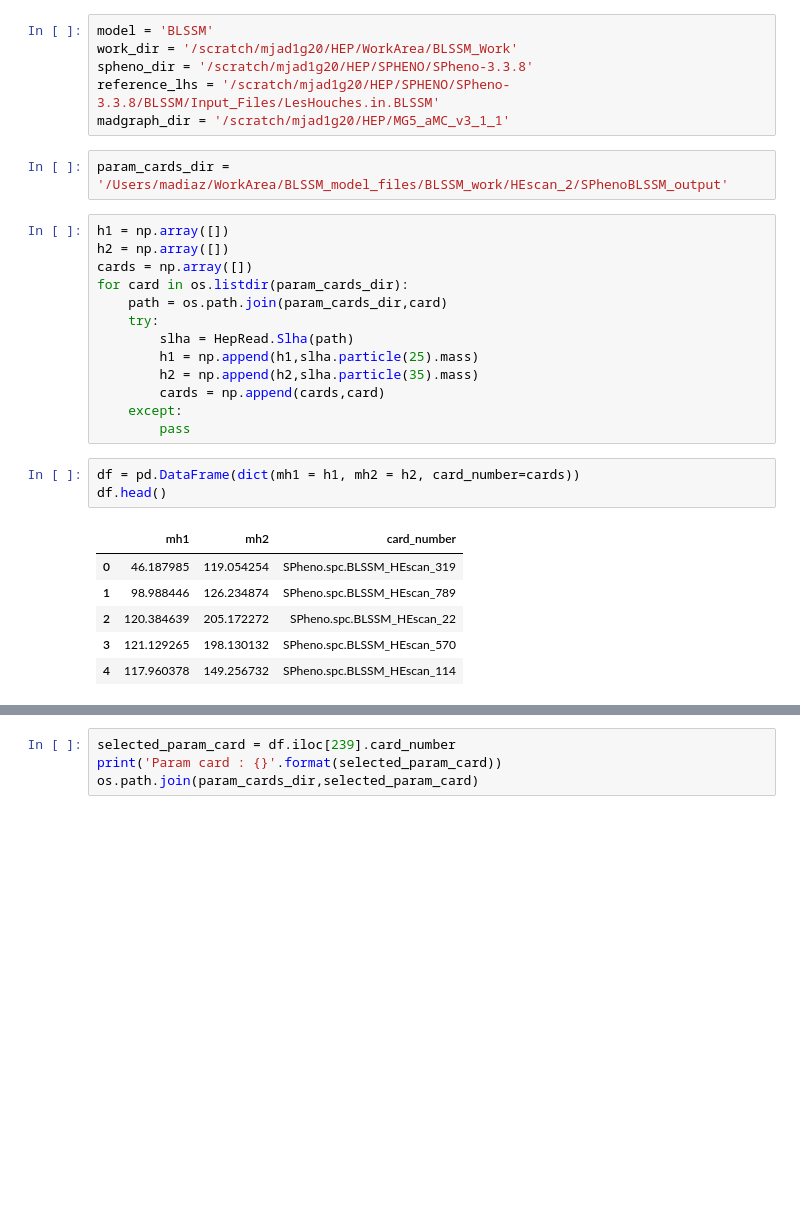
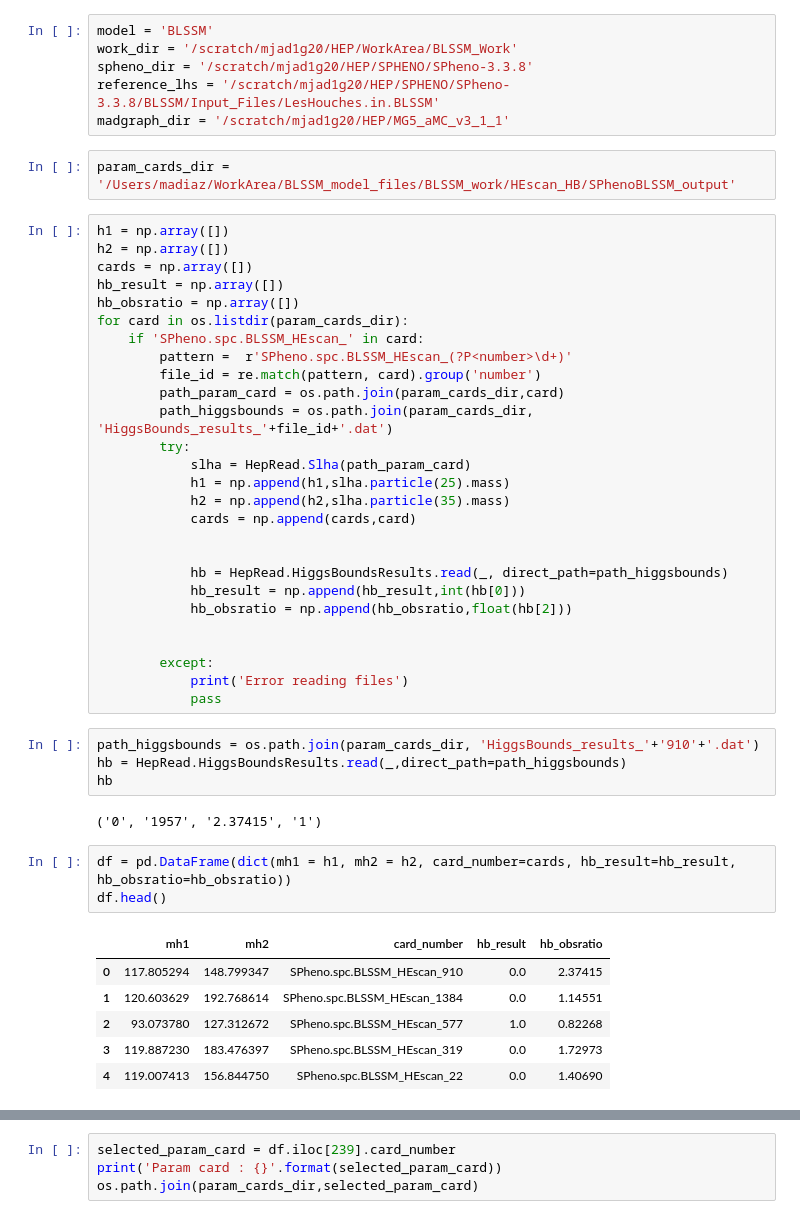
Before and after one commit to mjadiaz/BL-SSM, a Jupyter notebook: HepAid/Analysis_HB.ipynb, the cells around one changed output, grey strips where cells are left out. Drawn from its saved outputs; the diff is of its cells as text; blank space fills up the shorter version.

```diff
--- a/HepAid/Analysis_HB.ipynb
+++ b/HepAid/Analysis_HB.ipynb
@@ -15,27 +18,47 @@ spheno_dir = '/scratch/mjad1g20/HEP/SPHENO/SPheno-3.3.8'
 reference_lhs = '/scratch/mjad1g20/HEP/SPHENO/SPheno-3.3.8/BLSSM/Input_Files/LesHouches.in.BLSSM'
 madgraph_dir = '/scratch/mjad1g20/HEP/MG5_aMC_v3_1_1'
 # %%
-param_cards_dir = '/Users/madiaz/WorkArea/BLSSM_model_files/BLSSM_work/HEscan_2/SPhenoBLSSM_output'
+param_cards_dir = '/Users/madiaz/WorkArea/BLSSM_model_files/BLSSM_work/HEscan_HB/SPhenoBLSSM_output'
 # %%
 h1 = np.array([])
 h2 = np.array([])
 cards = np.array([])
+hb_result = np.array([])
+hb_obsratio = np.array([])
 for card in os.listdir(param_cards_dir):
-    path = os.path.join(param_cards_dir,card)
-    try:
-        slha = HepRead.Slha(path)
-        h1 = np.append(h1,slha.particle(25).mass)
-        h2 = np.append(h2,slha.particle(35).mass)
-        cards = np.append(cards,card)
-    except:
-        pass
+    if 'SPheno.spc.BLSSM_HEscan_' in card:
+        pattern =  r'SPheno.spc.BLSSM_HEscan_(?P<number>\d+)'
+        file_id = re.match(pattern, card).group('number')
+        path_param_card = os.path.join(param_cards_dir,card)
+        path_higgsbounds = os.path.join(param_cards_dir, 'HiggsBounds_results_'+file_id+'.dat')
+        try:
+            slha = HepRead.Slha(path_param_card)
+            h1 = np.append(h1,slha.particle(25).mass)
+            h2 = np.append(h2,slha.particle(35).mass)
+            cards = np.append(cards,card)
+
+
+            hb = HepRead.HiggsBoundsResults.read(_, direct_path=path_higgsbounds)
+            hb_result = np.append(hb_result,int(hb[0]))
+            hb_obsratio = np.append(hb_obsratio,float(hb[2]))
+
+
+        except:
+            print('Error reading files')
+            pass
+# %%
+path_higgsbounds = os.path.join(param_cards_dir, 'HiggsBounds_results_'+'910'+'.dat')
+hb = HepRead.HiggsBoundsResults.read(_,direct_path=path_higgsbounds)
+hb
+# %% [output]
+('0', '1957', '2.37415', '1')
 # %%
-df = pd.DataFrame(dict(mh1 = h1, mh2 = h2, card_number=cards))
+df = pd.DataFrame(dict(mh1 = h1, mh2 = h2, card_number=cards, hb_result=hb_result, hb_obsratio=hb_obsratio))
 df.head()
 # %% [output]
-|  | mh1 | mh2 | card_number |
-| 0 | 46.187985 | 119.054254 | SPheno.spc.BLSSM_HEscan_319 |
-| 1 | 98.988446 | 126.234874 | SPheno.spc.BLSSM_HEscan_789 |
-| 2 | 120.384639 | 205.172272 | SPheno.spc.BLSSM_HEscan_22 |
-| 3 | 121.129265 | 198.130132 | SPheno.spc.BLSSM_HEscan_570 |
-| 4 | 117.960378 | 149.256732 | SPheno.spc.BLSSM_HEscan_114 |
+|  | mh1 | mh2 | card_number | hb_result | hb_obsratio |
+| 0 | 117.805294 | 148.799347 | SPheno.spc.BLSSM_HEscan_910 | 0.0 | 2.37415 |
+| 1 | 120.603629 | 192.768614 | SPheno.spc.BLSSM_HEscan_1384 | 0.0 | 1.14551 |
+| 2 | 93.073780 | 127.312672 | SPheno.spc.BLSSM_HEscan_577 | 1.0 | 0.82268 |
+| 3 | 119.887230 | 183.476397 | SPheno.spc.BLSSM_HEscan_319 | 0.0 | 1.72973 |
+| 4 | 119.007413 | 156.844750 | SPheno.spc.BLSSM_HEscan_22 | 0.0 | 1.40690 |
```
Also changed, not shown: parts of 6 cells of this notebook, 2 other files.
